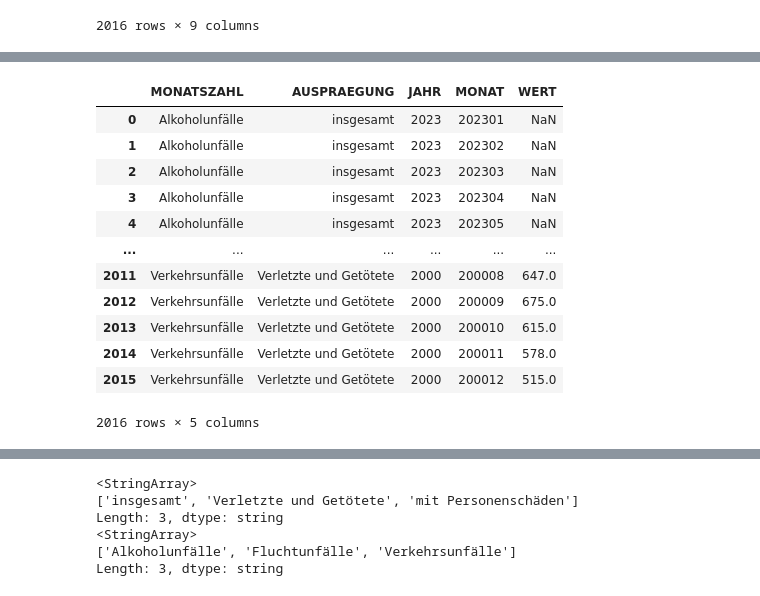
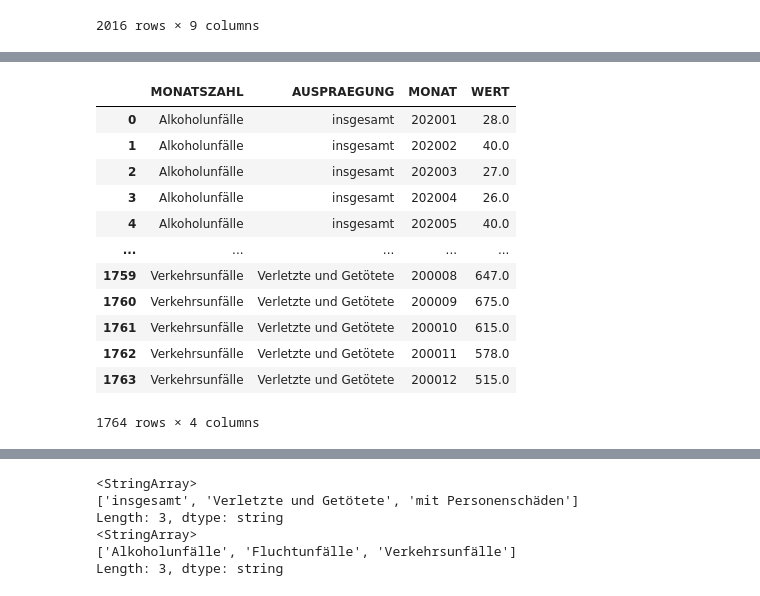
Before and after one commit to andreea-bodea/DPS_Challenge, a Jupyter notebook: DPD_Challenge_Mission1.ipynb, the cells around one changed output, grey strips where cells are left out. Saved outputs shown, nothing was run; the diff lists cells and outputs as text; code cells hidden in the pictures.

```diff
--- a/DPD_Challenge_Mission1.ipynb
+++ b/DPD_Challenge_Mission1.ipynb
@@ -42,3 +42,8 @@ Data columns (total 9 columns):
  8   ZWOELF_MONATE_MITTELWERT        1848 non-null   float64
 dtypes: float64(5), int64(2), object(2)
 memory usage: 141.9+ KB
+# %%
+# drop the records which come after 2020
+df = df[df['JAHR'] <= 2020]
+df = df.reset_index(drop=True)
+df
@@ -45,18 +64,18 @@ memory usage: 141.9+ KB
 # %%
-# select only the first 5 relevant columns: 'MONATSZAHL' (category), 'AUSPRAEGUNG' (accident-type), 'JAHR', 'MONAT', 'WERT'
-df = df[['MONATSZAHL', 'AUSPRAEGUNG', 'JAHR', 'MONAT', 'WERT']]
+# select only the first 4 (5) relevant columns: 'MONATSZAHL' (category), 'AUSPRAEGUNG' (accident-type), ('JAHR',) 'MONAT', 'WERT'
+df = df[['MONATSZAHL', 'AUSPRAEGUNG', 'MONAT', 'WERT']]
 df
 # %% [output]
-|  | MONATSZAHL | AUSPRAEGUNG | JAHR | MONAT | WERT |
-| 0 | Alkoholunfälle | insgesamt | 2023 | 202301 | NaN |
-| 1 | Alkoholunfälle | insgesamt | 2023 | 202302 | NaN |
-| 2 | Alkoholunfälle | insgesamt | 2023 | 202303 | NaN |
-| 3 | Alkoholunfälle | insgesamt | 2023 | 202304 | NaN |
-| 4 | Alkoholunfälle | insgesamt | 2023 | 202305 | NaN |
-| ... | ... | ... | ... | ... | ... |
-| 2011 | Verkehrsunfälle | Verletzte und Getötete | 2000 | 200008 | 647.0 |
-| 2012 | Verkehrsunfälle | Verletzte und Getötete | 2000 | 200009 | 675.0 |
-| 2013 | Verkehrsunfälle | Verletzte und Getötete | 2000 | 200010 | 615.0 |
-| 2014 | Verkehrsunfälle | Verletzte und Getötete | 2000 | 200011 | 578.0 |
-| 2015 | Verkehrsunfälle | Verletzte und Getötete | 2000 | 200012 | 515.0 |
+|  | MONATSZAHL | AUSPRAEGUNG | MONAT | WERT |
+| 0 | Alkoholunfälle | insgesamt | 202001 | 28.0 |
+| 1 | Alkoholunfälle | insgesamt | 202002 | 40.0 |
+| 2 | Alkoholunfälle | insgesamt | 202003 | 27.0 |
+| 3 | Alkoholunfälle | insgesamt | 202004 | 26.0 |
+| 4 | Alkoholunfälle | insgesamt | 202005 | 40.0 |
+| ... | ... | ... | ... | ... |
+| 1759 | Verkehrsunfälle | Verletzte und Getötete | 200008 | 647.0 |
+| 1760 | Verkehrsunfälle | Verletzte und Getötete | 200009 | 675.0 |
+| 1761 | Verkehrsunfälle | Verletzte und Getötete | 200010 | 615.0 |
+| 1762 | Verkehrsunfälle | Verletzte und Getötete | 200011 | 578.0 |
+| 1763 | Verkehrsunfälle | Verletzte und Getötete | 200012 | 515.0 |
-2016 rows × 5 columns
+1764 rows × 4 columns
```
Also changed, not shown: parts of 11 cells of this notebook.
